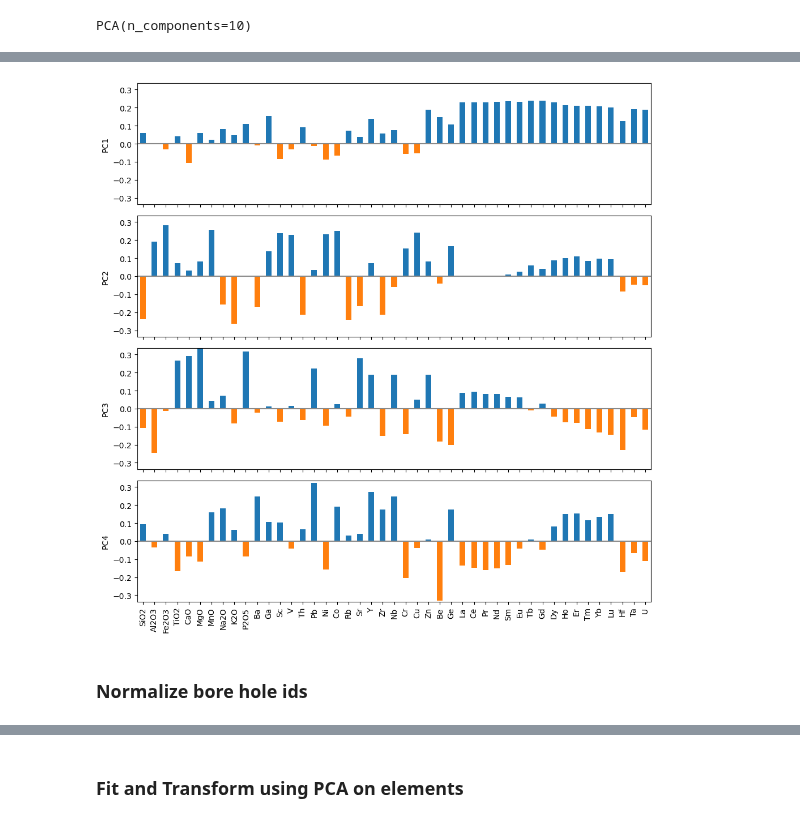
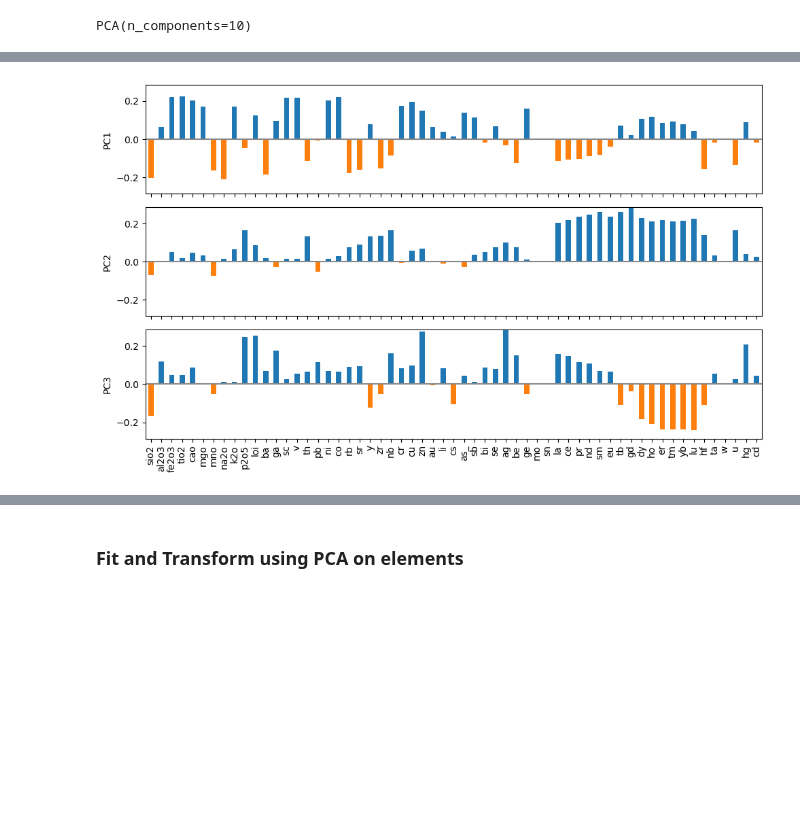
Before and after one commit to Ashish-Sasna/CMT-GSC-AI, a Jupyter notebook: Stream sediments.ipynb, the cells around one changed output, grey strips where cells are left out. Cells and saved outputs as stored; diff of their text form; code cells hidden in the pictures; blank space fills up the shorter version.

Commit message:
PCA and kmeans
Applied PCA and KMeans on Stream Sediment data.
Saved column transformer, pca and kmeans models

```diff
--- a/Stream sediments.ipynb
+++ b/Stream sediments.ipynb
@@ -316,2 +266,2 @@ Chemical Elements which don't contribute in the composition: ['LOI', 'Au', 'Li',
 # %%
-chemical_data.drop(chem_elem_rem, axis=1, inplace=True)
+str_sed_data.drop(elem_rem, axis=1, inplace=True)
@@ -354,6 +314,10 @@ chem_elem = list(chem_elem_df.columns)
 # %%
-common_columns = chemical_data.columns.intersection(['longitude', 'latitude'] + chem_elem)
-common_column_indices = [chemical_data.columns.get_loc(col) for col in common_columns]
+common_columns = str_sed_data.columns.intersection(['longitude',
+                                                    'latitude',
+                                                    'interpolated_elevation',
+                                                    'interpolated_bouger_anomaly',
+                                                    'interpolated_magnetic_anomaly'] + str_elem)
+common_column_indices = [str_sed_data.columns.get_loc(col) for col in common_columns]
 
 ct = ColumnTransformer(
     [('sc',
@@ -362,15 +326,15 @@ ct = ColumnTransformer(
     remainder='drop'
 )
 
-norm_chem_data = ct.fit_transform(chemical_data)
+norm_str_sed_data = ct.fit_transform(str_sed_data)
 
-non_scaled_cols = chemical_data.columns.difference(common_columns)
+non_scaled_cols = str_sed_data.columns.difference(common_columns)
 
-norm_chem_data_scaled = pd.DataFrame(norm_chem_data,
-                                     index=chemical_data.index,
-                                     columns=common_columns)
-norm_chem_data = pd.concat([chemical_data[non_scaled_cols],
-                            norm_chem_data_scaled],
-                           axis=1)
-norm_chem_data.head()
+norm_str_sed_data_scaled = pd.DataFrame(norm_str_sed_data,
+                                        index=str_sed_data.index,
+                                        columns=common_columns)
+norm_str_sed_data = pd.concat([str_sed_data[non_scaled_cols],
+                               norm_str_sed_data_scaled],
+                              axis=1)
+norm_str_sed_data.head()
 # %% [output]
@@ -396,0 +348,3 @@ chem_elem_df.head()
+# %%
+norm_str_elem_df = norm_str_sed_data[str_elem]
+norm_str_elem_df.head()
@@ -397,6 +359,6 @@ chem_elem_df.head()
 # %%
 pca = PCA(n_components=10)
-pca.fit(chem_elem_df)
+pca.fit(norm_str_elem_df)
 # %% [output]
 PCA(n_components=10)
 # %%
@@ -456,31 +394,30 @@ plt.show()
 # %%
-num_com_to_plot = 4
+loadings = pca.components_
+num_com_to_plot = 3
 loadings_to_plot = loadings[:num_com_to_plot]
 loadings_df = pd.DataFrame(loadings_to_plot,
-                           columns=chem_elem)
+                           columns=str_elem)
 
 # Calculate the maximum absolute value for setting y-axis limits
 max_pc = 1.01 * np.max(np.abs(loadings_to_plot))
 
 # Plot loadings for each principal component
 fig, axes = plt.subplots(num_com_to_plot,
                          1,
-                         figsize=(10, 10),
+                         figsize=(10, 6),
                          sharex=True)
 
 for i, ax in enumerate(axes):
     pc_loadings = loadings_df.iloc[i]
     colors = ['C0' if l > 0 else 'C1' for l in pc_loadings]
     ax.axhline(color='#888888')
     pc_loadings.plot.bar(ax=ax, color=colors)
     ax.set_ylabel(f'PC{i+1}')
     ax.set_ylim(-max_pc, max_pc)
 
 plt.tight_layout()
 plt.show()
 # %% [output]
-[figure, old version]
+[figure, new version]
-# %% [markdown]
-### Normalize bore hole ids
 # %%
 sc = StandardScaler()
```
Also changed, not shown: parts of 65 cells of this notebook, 7 other files.
